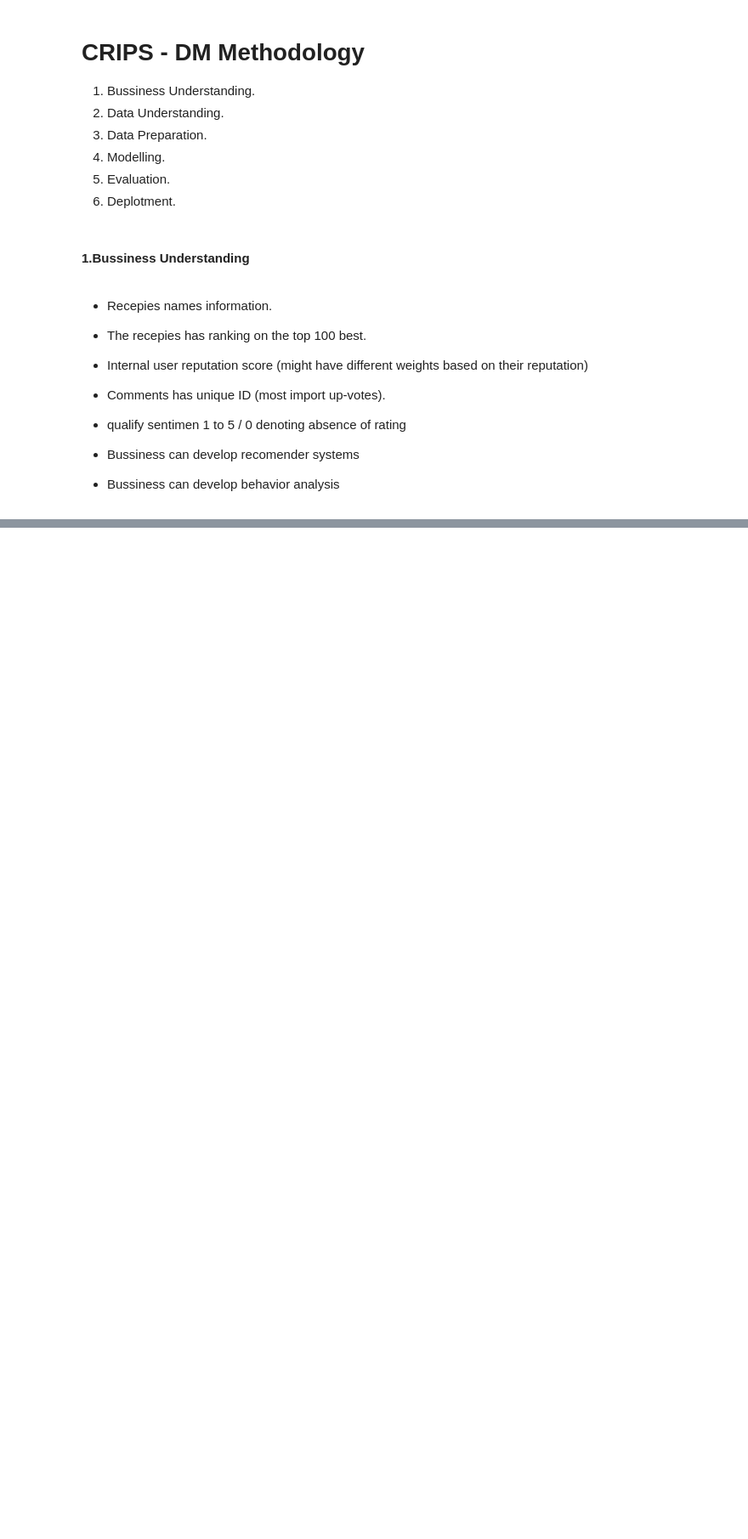
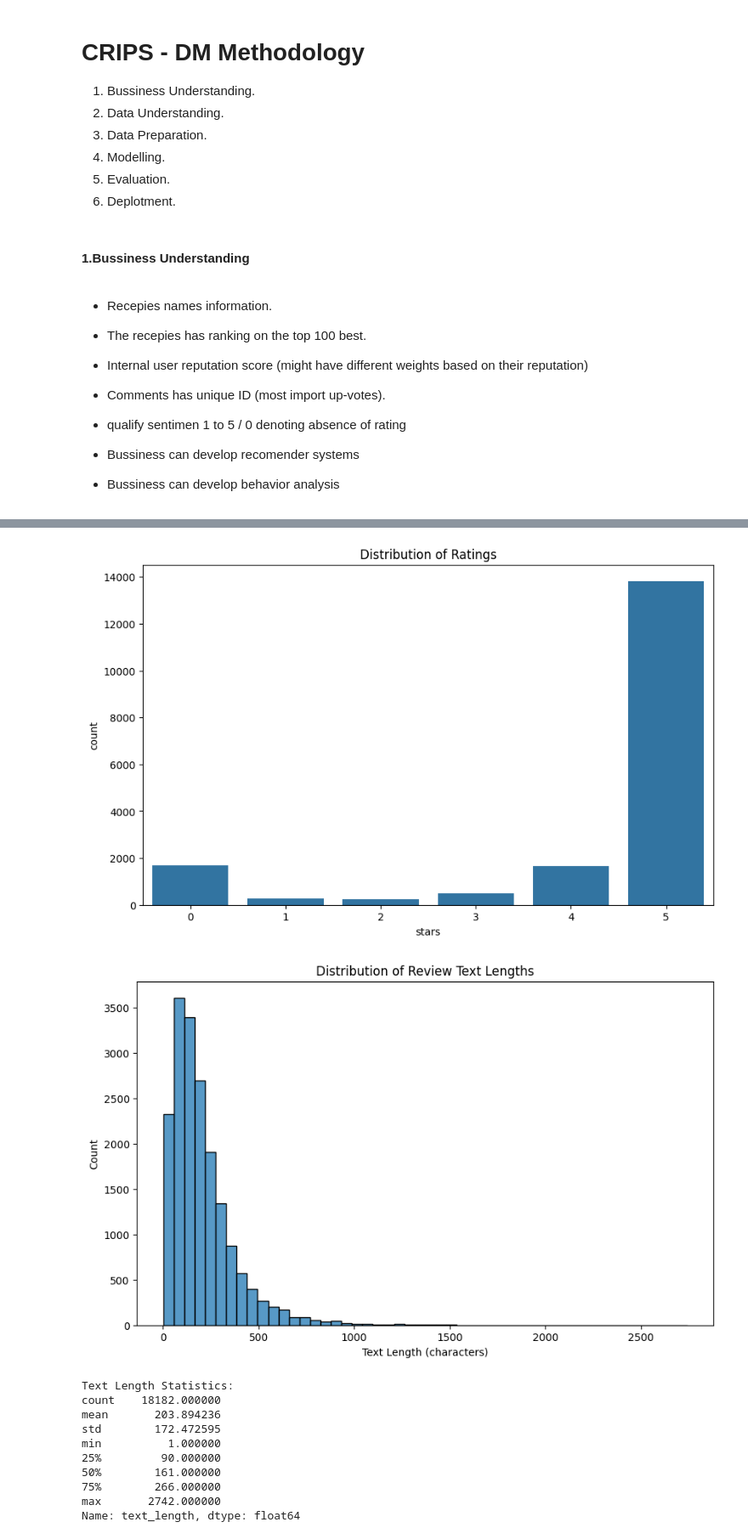
Before and after one commit to Geovannyy/Geovannyy-ML-DM-with-Python-and-Azure-ML-Studio, a Jupyter notebook: notebooks/Task_3_Sentiment_Analysis.ipynb, the cells around one changed output, grey strips where cells are left out. Shown at 85% size. Drawn from its saved outputs; the diff is of its cells as text; code cells hidden in the pictures; blank space fills up the shorter version.

```diff
--- a/notebooks/Task_3_Sentiment_Analysis.ipynb
+++ b/notebooks/Task_3_Sentiment_Analysis.ipynb
@@ -32,0 +51,10 @@
+# %%
+# Load dataset
+df = pd.read_csv("../data/raw/Recipe Reviews and User Feedback Dataset.csv")
+
+# Display basic information
+print("Dataset Shape:", df.shape)
+print("\nFirst few rows:")
+display(df.head())
+print("\nLast few rows:")
+display(df.tail())
@@ -32,0 +78,44 @@
+# %%
+# Rating distribution
+plt.figure(figsize=(10, 6))
+sns.countplot(data=df, x='stars')
+plt.title('Distribution of Ratings')
+#plt.savefig('../reports/figures/Task_3/rating_distribution.png')
+plt.show()
+
+# Text length distribution
+df['text_length'] = df['text'].astype(str).apply(len)
+plt.figure(figsize=(10, 6))
+sns.histplot(data=df, x='text_length', bins=50)
+plt.title('Distribution of Review Text Lengths')
+plt.xlabel('Text Length (characters)')
+#plt.savefig('../reports/figures/Task_3/text_length_distribution.png')
+plt.show()
+
+# Calculate and display text length statistics
+print("\nText Length Statistics:")
+print(df['text_length'].describe())
+
+# Correlation matrix
+correlation_features = ['stars', 'user_reputation', 'thumbs_up',
+                       'thumbs_down', 'reply_count', 'best_score']
+correlation_matrix = df[correlation_features].corr()
+
+plt.figure(figsize=(10, 8))
+sns.heatmap(correlation_matrix, annot=True, cmap='coolwarm', center=0)
+plt.title('Correlation Matrix')
+#plt.savefig('../reports/figures/Task_3/correlation_matrix.png')
+plt.show()
+# %% [output]
+[figure, added]
+[figure, added]
+Text Length Statistics:
+count    18182.000000
+mean       203.894236
+std        172.472595
+min          1.000000
+25%         90.000000
+50%        161.000000
+75%        266.000000
+max       2742.000000
+Name: text_length, dtype: float64
```
Also changed, not shown: parts of 21 cells of this notebook, 3 other files.
